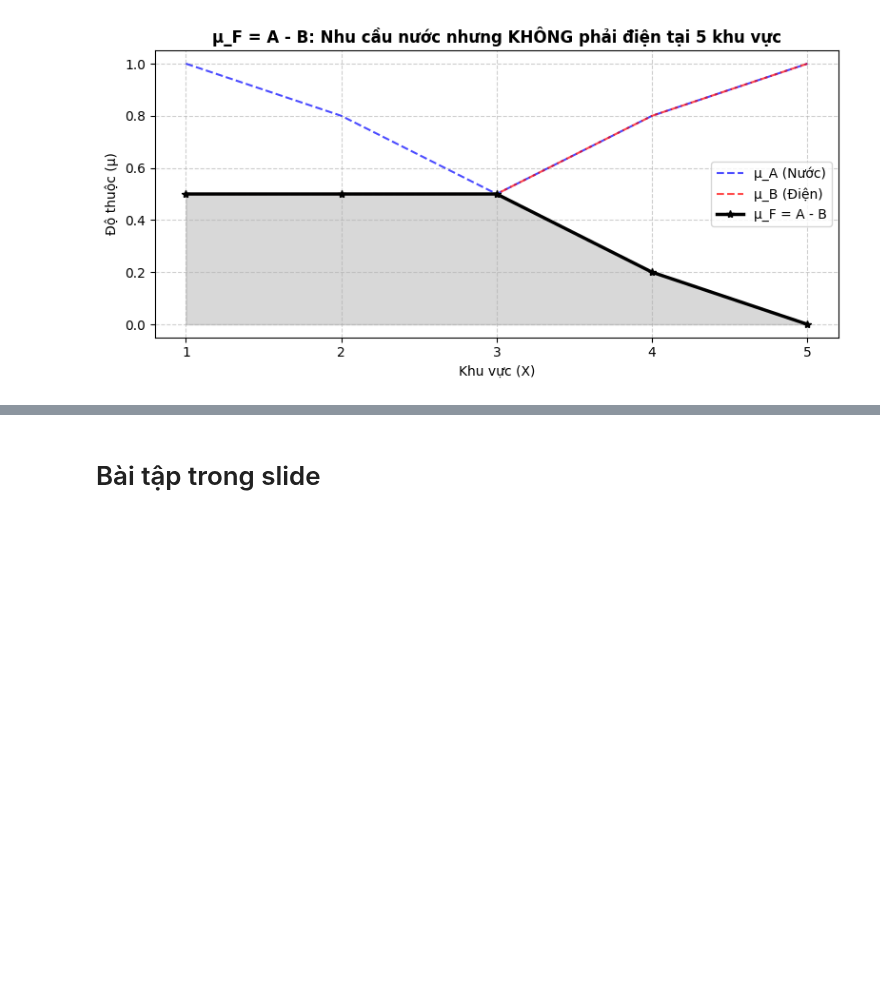
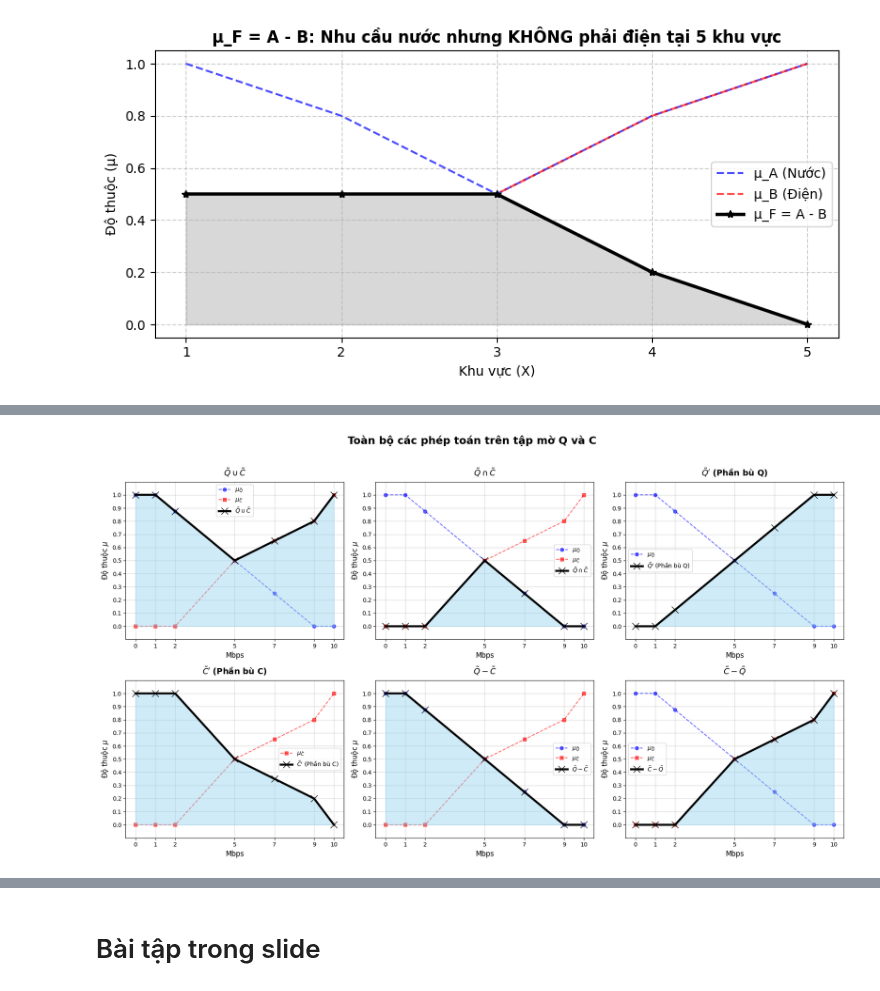
Before and after one commit to HuyLuong2002/sgu26_fuzzy_logic_app, a Jupyter notebook: Bai02/bt02_phep_toan_mo/BaiTap2 - Phep toan tren tap mo.ipynb, the cells around one changed output, grey strips where cells are left out. Drawn from its saved outputs; the diff is of its cells as text; code cells hidden in the pictures; blank space fills up the shorter version.

```diff
--- a/Bai02/bt02_phep_toan_mo/BaiTap2 - Phep toan tren tap mo.ipynb
+++ b/Bai02/bt02_phep_toan_mo/BaiTap2 - Phep toan tren tap mo.ipynb
@@ -222,0 +618,72 @@ plt.show()
+# %%
+import matplotlib.pyplot as plt
+import numpy as np
+
+# Cấu hình font để hiển thị tiếng Việt và ký tự toán học tốt hơn
+plt.rcParams['font.family'] = 'sans-serif'
+plt.rcParams['font.sans-serif'] = ['Arial', 'Tahoma', 'DejaVu Sans']
+
+# 1. Dữ liệu đầu vào
+X = np.array([0, 1, 2, 5, 7, 9, 10])
+Q = np.array([1.0, 1.0, 0.875, 0.5, 0.25, 0.0, 0.0])
+C = np.array([0.0, 0.0, 0.0, 0.5, 0.65, 0.8, 1.0])
+
+# 2. Tính toán toàn bộ các phép toán
+union = np.maximum(Q, C)
+inter = np.minimum(Q, C)
+
+comp_Q = 1 - Q
+comp_C = 1 - C
+
+diff_Q_C = np.minimum(Q, 1 - C)  # Q - C = min(Q, 1-C)
+diff_C_Q = np.minimum(C, 1 - Q)  # C - Q = min(C, 1-Q)
+
+# 3. Tạo lưới đồ thị 2x3
+fig, axes = plt.subplots(2, 3, figsize=(18, 10))
+fig.suptitle('Toàn bộ các phép toán trên tập mờ Q và C', fontsize=18, fontweight='bold', y=1.02)
+
+# Danh sách các phép toán để duyệt qua
+# (Dữ liệu kết quả, Tiêu đề, Hiển thị tập Q, Hiển thị tập C)
+operations = [
+    (union, r'$\tilde{Q} \cup \tilde{C}$', True, True),
+    (inter, r'$\tilde{Q} \cap \tilde{C}$', True, True),
+    (comp_Q, r"$\tilde{Q}'$ (Phần bù Q)", True, False),
+    (comp_C, r"$\tilde{C}'$ (Phần bù C)", False, True),
+    (diff_Q_C, r'$\tilde{Q} - \tilde{C}$', True, True),
+    (diff_C_Q, r'$\tilde{C} - \tilde{Q}$ ', True, True)
+]
+
+# Biến đếm vị trí trong lưới 2x3
+idx = 0
+
+for i in range(2):
+    for j in range(3):
+        ax = axes[i, j]
+        res_data, title, show_Q, show_C = operations[idx]
+
+        # --- Vẽ tập gốc (Đường đứt nét) ---
+        if show_Q:
+            ax.plot(X, Q, 'b--', marker='o', label=r'$\mu_{\tilde{Q}}$', alpha=0.6, linewidth=1.5)
+        if show_C:
+            ax.plot(X, C, 'r--', marker='s', label=r'$\mu_{\tilde{C}}$', alpha=0.6, linewidth=1.5)
+
+        # --- Vẽ kết quả (Đường đen đậm + Tô màu) ---
+        ax.plot(X, res_data, 'k-', linewidth=3.5, marker='x', markersize=12, label=title, zorder=3)
+        ax.fill_between(X, 0, res_data, color='skyblue', alpha=0.4, zorder=2)
+
+        # --- Cấu hình trục và chú thích ---
+        ax.set_xticks(X)
+        ax.set_yticks(np.arange(0, 1.1, 0.1))
+        ax.set_ylim(-0.1, 1.1)
+        ax.grid(True, linestyle='-', alpha=0.5)
+        ax.set_xlabel('Mbps', fontsize=12)
+        ax.set_ylabel(r'Độ thuộc $\mu$', fontsize=12)
+        ax.legend(loc='best', fontsize=10)
+        ax.set_title(title, fontsize=14, fontweight='bold', pad=10)
+
+        idx += 1
+
+plt.tight_layout()
+plt.show()
+# %% [output]
+[figure, added]
```
Also changed, not shown: parts of 14 cells of this notebook, 6 other files.
